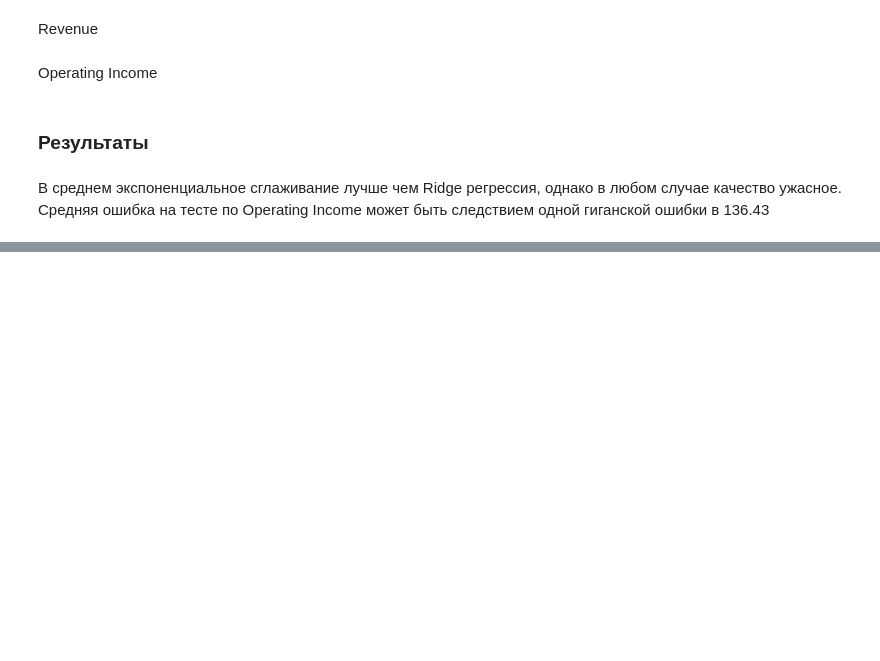
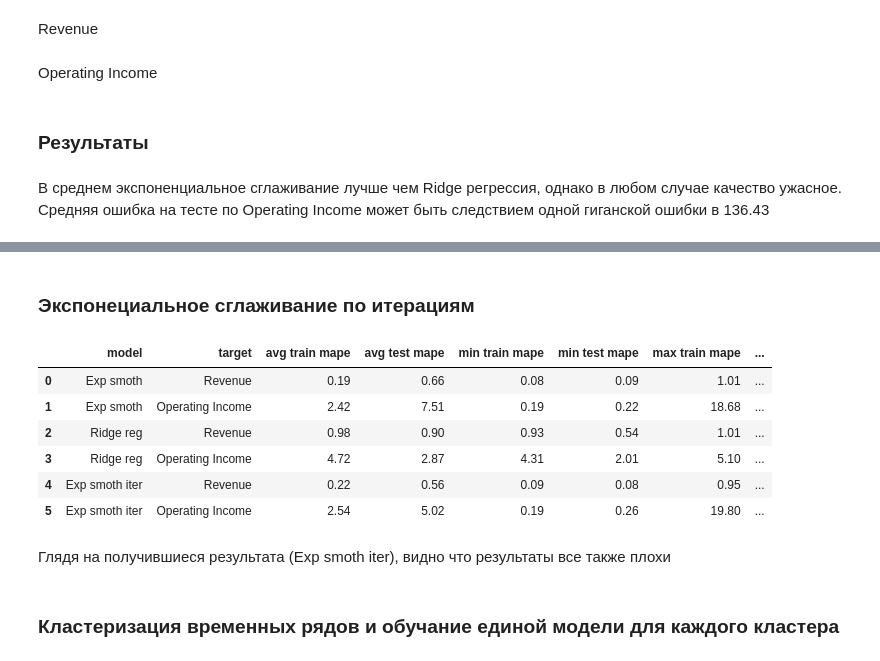
Before and after one commit to Andrezyy/CMF-reporting-forecasting, a Jupyter notebook: baseline.ipynb, the cells around one changed output, grey strips where cells are left out. Drawn from its saved outputs; the diff is of its cells as text; code cells hidden in the pictures; blank space fills up the shorter version.

```diff
--- a/baseline.ipynb
+++ b/baseline.ipynb
@@ -245,0 +242,2 @@ result
+# %% [markdown]
+### Экспонециальное сглаживание по итерациям
@@ -245,0 +278,44 @@ result
+# %%
+result2 = pd.DataFrame(columns = ['model','target','avg train mape', 'avg test mape', 'min train mape', 'min test mape', 'max train mape', 'max test mape'],
+                     data = [['Exp smoth iter', 'Revenue', np.round(np.mean(train_mapes),2), np.round(np.mean(test_mapes),2),
+                              np.round(np.min(train_mapes),2), np.round(np.min(test_mapes),2), np.round(np.max(train_mapes),2), np.round(np.max(test_mapes),2)]])
+result = result.append(result2, ignore_index = True)
+# %%
+groups = train.groupby(by='Company')
+train_mapes = []
+test_mapes=[]
+for company_name, group in groups:
+
+    company_train_mapes = []
+    company_test_mapes = []
+    for i in range(4):
+        train_series = timeseries_for_train(i, 'Operating Income')
+        test_elem = get_test_elem(i, 'Operating Income')
+        smoof = SimpleExpSmoothing(train_series, initialization_method="estimated").fit()
+        preds = smoof.fittedvalues
+        forecast = smoof.forecast(1)
+
+        company_train_mapes.append(mean_absolute_percentage_error(train_series, preds))
+        company_test_mapes.append(mean_absolute_percentage_error(test_elem, forecast))
+
+    train_mapes.append(np.mean(company_train_mapes))
+    test_mapes.append(np.mean(company_test_mapes))
+# %%
+result2 = pd.DataFrame(columns = ['model','target','avg train mape', 'avg test mape', 'min train mape', 'min test mape', 'max train mape', 'max test mape'],
+                     data = [['Exp smoth iter', 'Operating Income', np.round(np.mean(train_mapes),2), np.round(np.mean(test_mapes),2),
+                              np.round(np.min(train_mapes),2), np.round(np.min(test_mapes),2), np.round(np.max(train_mapes),2), np.round(np.max(test_mapes),2)]])
+result = result.append(result2, ignore_index = True)
+# %%
+result
+# %% [output]
+|  | model | target | avg train mape | avg test mape | min train mape | min test mape | max train mape | ... |
+| 0 | Exp smoth | Revenue | 0.19 | 0.66 | 0.08 | 0.09 | 1.01 | ... |
+| 1 | Exp smoth | Operating Income | 2.42 | 7.51 | 0.19 | 0.22 | 18.68 | ... |
+| 2 | Ridge reg | Revenue | 0.98 | 0.90 | 0.93 | 0.54 | 1.01 | ... |
+| 3 | Ridge reg | Operating Income | 4.72 | 2.87 | 4.31 | 2.01 | 5.10 | ... |
+| 4 | Exp smoth iter | Revenue | 0.22 | 0.56 | 0.09 | 0.08 | 0.95 | ... |
+| 5 | Exp smoth iter | Operating Income | 2.54 | 5.02 | 0.19 | 0.26 | 19.80 | ... |
+# %% [markdown]
+Глядя на получившиеся результата (Exp smoth iter), видно что результаты все также плохи
+# %% [markdown]
+### Кластеризация временных рядов и обучание единой модели для каждого кластера
```
Also changed, not shown: parts of 7 cells of this notebook.
